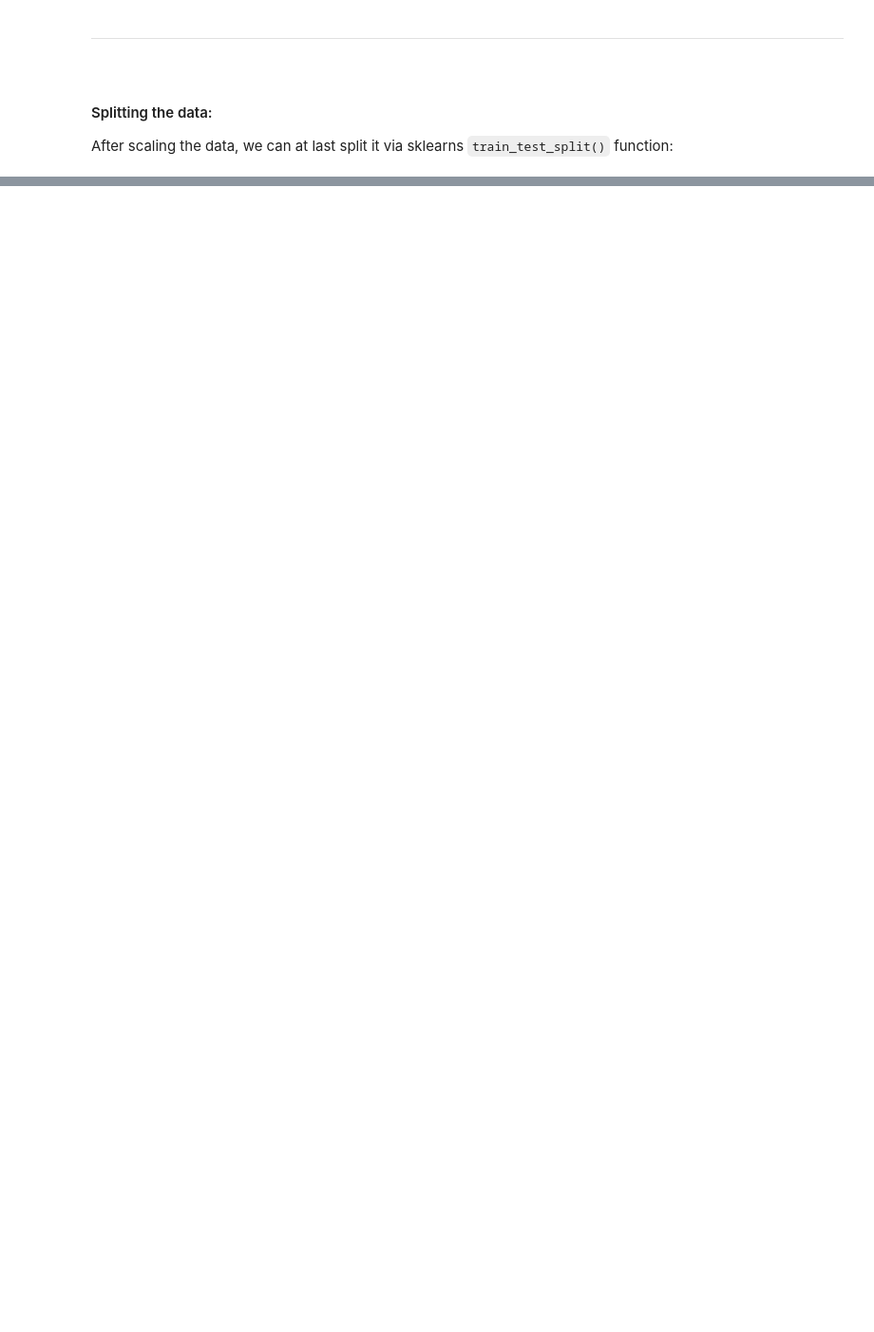
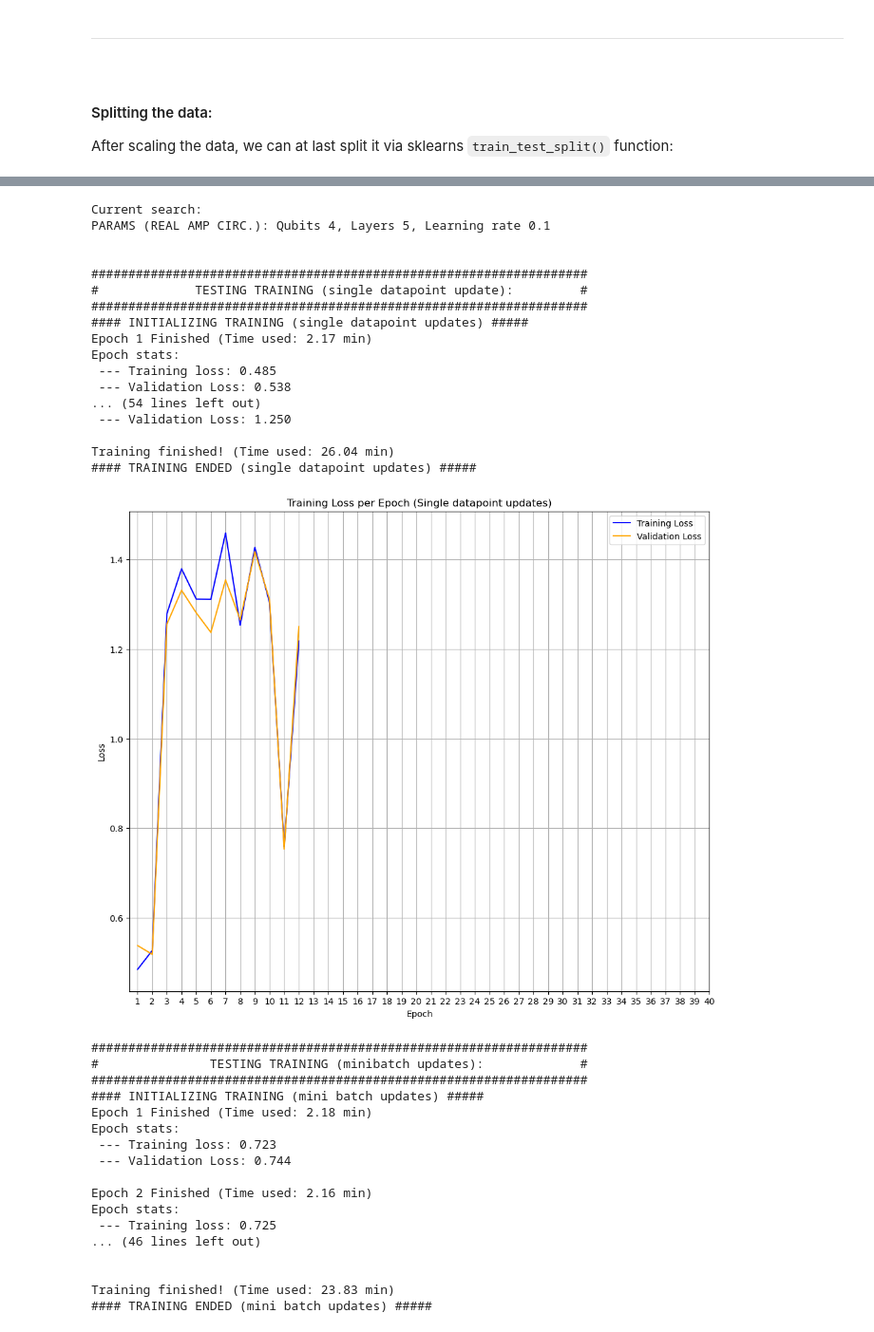
Before and after one commit to martinfloo/inf367-ma2, a Jupyter notebook: notebook_tobias_version.ipynb, the cells around one changed output, grey strips where cells are left out. Shown at 95% size. Saved outputs shown, nothing was run; the diff lists cells and outputs as text; code cells hidden in the pictures; blank space fills up the shorter version.

```diff
--- a/notebook_tobias_version.ipynb
+++ b/notebook_tobias_version.ipynb
@@ -936,0 +1344,40 @@ KeyboardInterrupt:
+# %%
+num_qubits_4, num_layers_4, name_4, search_4 = search_for_optimal_params(num_qubits = 4, num_layers = 5, learning_rate = 0.1, realAMP = True)
+iterate_params_retrieved(num_qubits_4, num_layers_4, name_4, search_4)
+list_of_params_retrieved.append([num_qubits_4, num_layers_4, name_4, search_4])
+# %% [output]
+Current search:
+PARAMS (REAL AMP CIRC.): Qubits 4, Layers 5, Learning rate 0.1
+
+
+###################################################################
+#             TESTING TRAINING (single datapoint update):         #
+###################################################################
+#### INITIALIZING TRAINING (single datapoint updates) #####
+Epoch 1 Finished (Time used: 2.17 min)
+Epoch stats:
+ --- Training loss: 0.485
+ --- Validation Loss: 0.538
+... (54 lines left out)
+ --- Validation Loss: 1.250
+
+Training finished! (Time used: 26.04 min)
+#### TRAINING ENDED (single datapoint updates) #####
+[figure, added]
+###################################################################
+#               TESTING TRAINING (minibatch updates):             #
+###################################################################
+#### INITIALIZING TRAINING (mini batch updates) #####
+Epoch 1 Finished (Time used: 2.18 min)
+Epoch stats:
+ --- Training loss: 0.723
+ --- Validation Loss: 0.744
+
+Epoch 2 Finished (Time used: 2.16 min)
+Epoch stats:
+ --- Training loss: 0.725
+... (46 lines left out)
+
+
+Training finished! (Time used: 23.83 min)
+#### TRAINING ENDED (mini batch updates) #####
```
Also changed, not shown: parts of 28 cells of this notebook.
